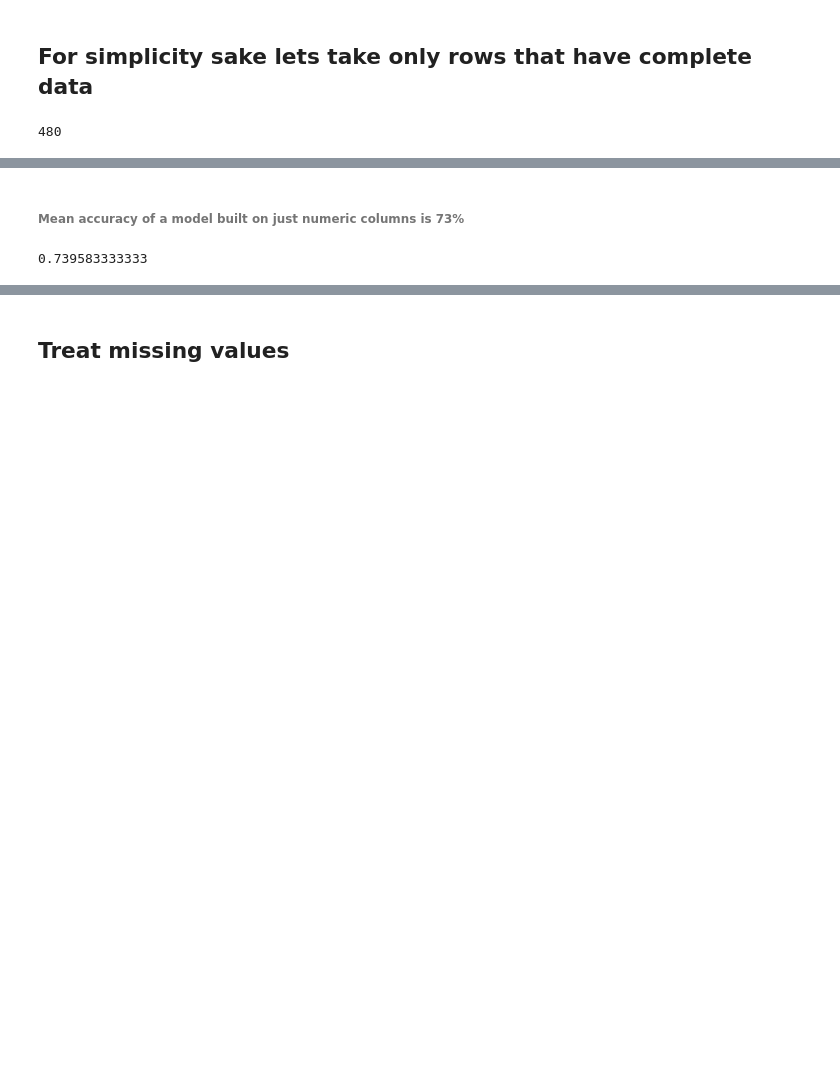
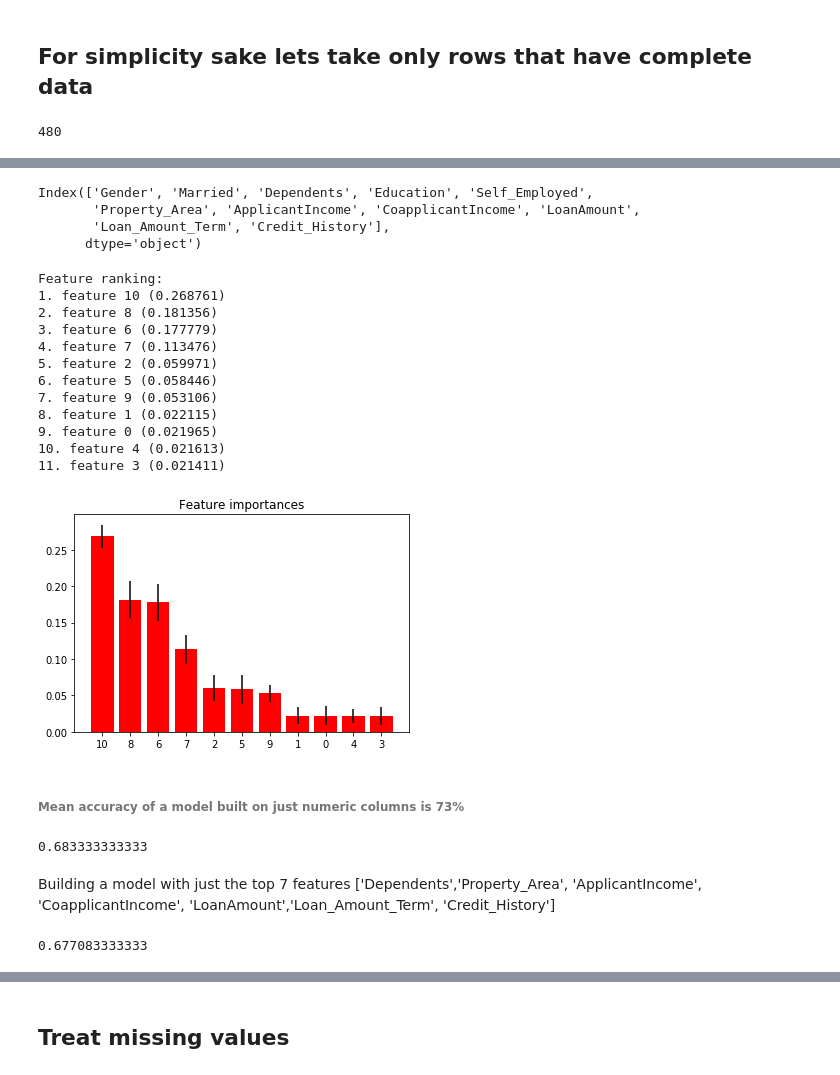
Before and after one commit to krajkumar6/MachineLearning, a Jupyter notebook: classification/Loan Prediction/Load Prediction.ipynb, the cells around one changed output, grey strips where cells are left out. Cells and saved outputs as stored; diff of their text form; code cells hidden in the pictures; blank space fills up the shorter version.

Commit message:
updates
identified feature importance,  feature value imputing (WIP)

```diff
--- a/classification/Loan Prediction/Load Prediction.ipynb
+++ b/classification/Loan Prediction/Load Prediction.ipynb
@@ -70,6 +71,32 @@ Gender
 Female    112
 Male      489
 dtype: int64
+# %%
+#function to determine feature importance
+def feature_importance(X,y):
+    # Build a forest and compute the feature importances
+    forest = ExtraTreesClassifier(n_estimators=250,
+                              random_state=0)
+    forest.fit(X, y)
+    importances = forest.feature_importances_
+    std = np.std([tree.feature_importances_ for tree in forest.estimators_],
+                 axis=0)
+    indices = np.argsort(importances)[::-1]
+
+    # Print the feature ranking
+    print("Feature ranking:")
+
+    for f in range(X.shape[1]):
+        print("%d. feature %d (%f)" % (f + 1, indices[f], importances[indices[f]]))
+
+    # Plot the feature importances of the forest
+    plt.figure()
+    plt.title("Feature importances")
+    plt.bar(range(X.shape[1]), importances[indices],
+           color="r", yerr=std[indices], align="center")
+    plt.xticks(range(X.shape[1]), indices)
+    plt.xlim([-1, X.shape[1]])
+    plt.show()
 # %% [markdown]
 ## For simplicity sake lets take only rows that have complete data
 # %%
@@ -86,0 +117,14 @@ num_cols = ['ApplicantIncome','CoapplicantIncome','LoanAmount','Loan_Amount_Term
+# %%
+train_full_cat = train_full[cate_str_cols]
+# %%
+# TODO: create a LabelEncoder object and fit it to each feature in train_cat
+
+# 1. INSTANTIATE
+# encode labels with value between 0 and n_classes-1.
+le = preprocessing.LabelEncoder()
+
+
+# 2/3. FIT AND TRANSFORM
+# use df.apply() to apply le.fit_transform to all columns
+train_full_cat_code = train_full_cat.apply(le.fit_transform)
+train_full_cat_code.head()
@@ -87,6 +138,29 @@ num_cols = ['ApplicantIncome','CoapplicantIncome','LoanAmount','Loan_Amount_Term
 # %%
-X = train_full[num_cols]
+X = pd.concat([train_full_cat_code,train_full[num_cols]],axis=1)
 y = train_full['Loan_Status']
+# %%
+X.columns
+# %% [output]
+Index(['Gender', 'Married', 'Dependents', 'Education', 'Self_Employed',
+       'Property_Area', 'ApplicantIncome', 'CoapplicantIncome', 'LoanAmount',
+       'Loan_Amount_Term', 'Credit_History'],
+      dtype='object')
+# %%
+feature_importance(X,y)
+# %% [output]
+Feature ranking:
+1. feature 10 (0.268761)
+2. feature 8 (0.181356)
+3. feature 6 (0.177779)
+4. feature 7 (0.113476)
+5. feature 2 (0.059971)
+6. feature 5 (0.058446)
+7. feature 9 (0.053106)
+8. feature 1 (0.022115)
+9. feature 0 (0.021965)
+10. feature 4 (0.021613)
+11. feature 3 (0.021411)
+[figure, added]
 # %%
 from sklearn.tree import DecisionTreeClassifier
 model = DecisionTreeClassifier()
@@ -97,4 +171,7 @@ results = cross_val_score(model, X, y, cv=kfold)
 # %%
 print(results.mean())
 # %% [output]
-0.739583333333
+0.683333333333
+# %% [markdown]
+Building a model with just the top 7 features
+['Dependents','Property_Area', 'ApplicantIncome', 'CoapplicantIncome', 'LoanAmount','Loan_Amount_Term', 'Credit_History']
@@ -100,0 +180,6 @@ print(results.mean())
+# %%
+model.fit(X,y)
+results = cross_val_score(model, X, y, cv=kfold)
+print(results.mean())
+# %% [output]
+0.677083333333
```
Also changed, not shown: parts of 92 cells of this notebook, 1 other file.
